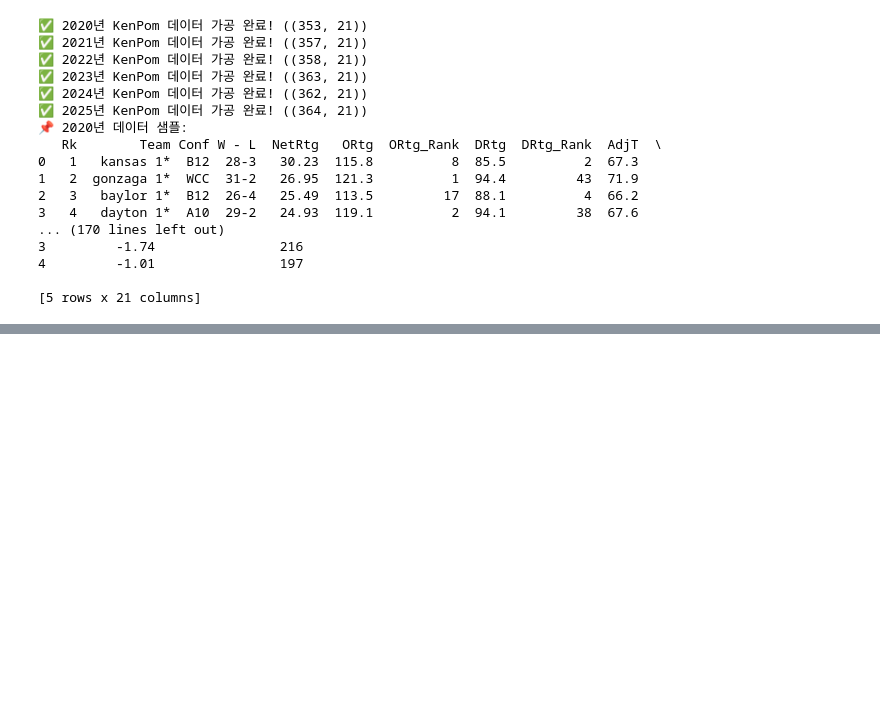
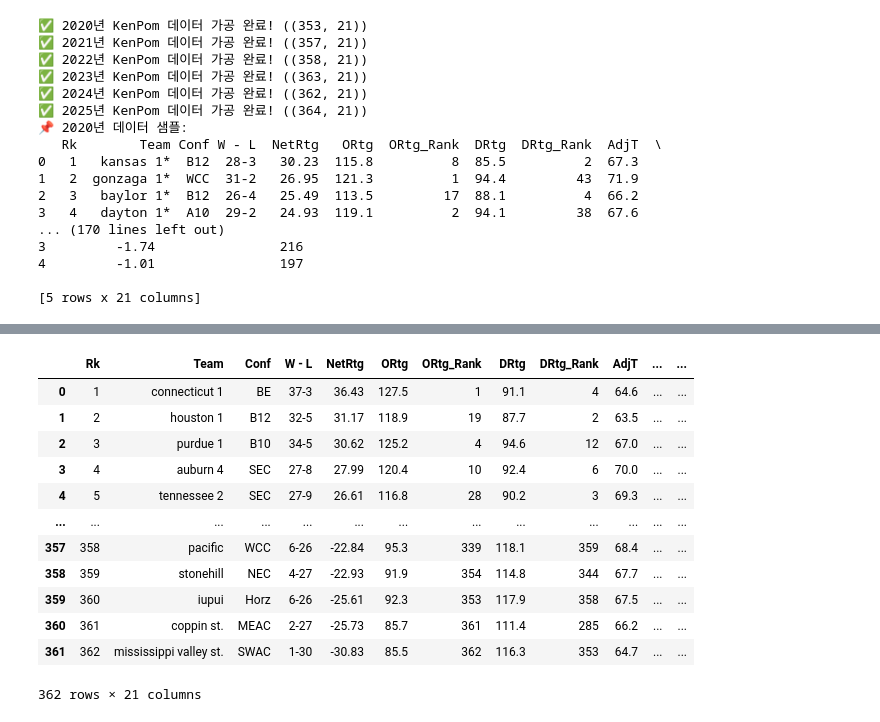
Before and after one commit to Sungi-Hwang/Kaggle, a Jupyter notebook: kaggle/Kaggle_basketball.ipynb, the cells around one changed output, grey strips where cells are left out. Saved outputs shown, nothing was run; the diff lists cells and outputs as text; code cells hidden in the pictures; blank space fills up the shorter version.

```diff
--- a/kaggle/Kaggle_basketball.ipynb
+++ b/kaggle/Kaggle_basketball.ipynb
@@ -632,0 +730,16 @@ print("rqaq"
+# %%
+data_dict["2024"]
+# %% [output]
+|  | Rk | Team | Conf | W - L | NetRtg | ORtg | ORtg_Rank | DRtg | DRtg_Rank | AdjT | ... | ... |
+| 0 | 1 | connecticut 1 | BE | 37-3 | 36.43 | 127.5 | 1 | 91.1 | 4 | 64.6 | ... | ... |
+| 1 | 2 | houston 1 | B12 | 32-5 | 31.17 | 118.9 | 19 | 87.7 | 2 | 63.5 | ... | ... |
+| 2 | 3 | purdue 1 | B10 | 34-5 | 30.62 | 125.2 | 4 | 94.6 | 12 | 67.0 | ... | ... |
+| 3 | 4 | auburn 4 | SEC | 27-8 | 27.99 | 120.4 | 10 | 92.4 | 6 | 70.0 | ... | ... |
+| 4 | 5 | tennessee 2 | SEC | 27-9 | 26.61 | 116.8 | 28 | 90.2 | 3 | 69.3 | ... | ... |
+| ... | ... | ... | ... | ... | ... | ... | ... | ... | ... | ... | ... | ... |
+| 357 | 358 | pacific | WCC | 6-26 | -22.84 | 95.3 | 339 | 118.1 | 359 | 68.4 | ... | ... |
+| 358 | 359 | stonehill | NEC | 4-27 | -22.93 | 91.9 | 354 | 114.8 | 344 | 67.7 | ... | ... |
+| 359 | 360 | iupui | Horz | 6-26 | -25.61 | 92.3 | 353 | 117.9 | 358 | 67.5 | ... | ... |
+| 360 | 361 | coppin st. | MEAC | 2-27 | -25.73 | 85.7 | 361 | 111.4 | 285 | 66.2 | ... | ... |
+| 361 | 362 | mississippi valley st. | SWAC | 1-30 | -30.83 | 85.5 | 362 | 116.3 | 353 | 64.7 | ... | ... |
+362 rows × 21 columns
```
Also changed, not shown: parts of 13 cells of this notebook, 2 other files.
